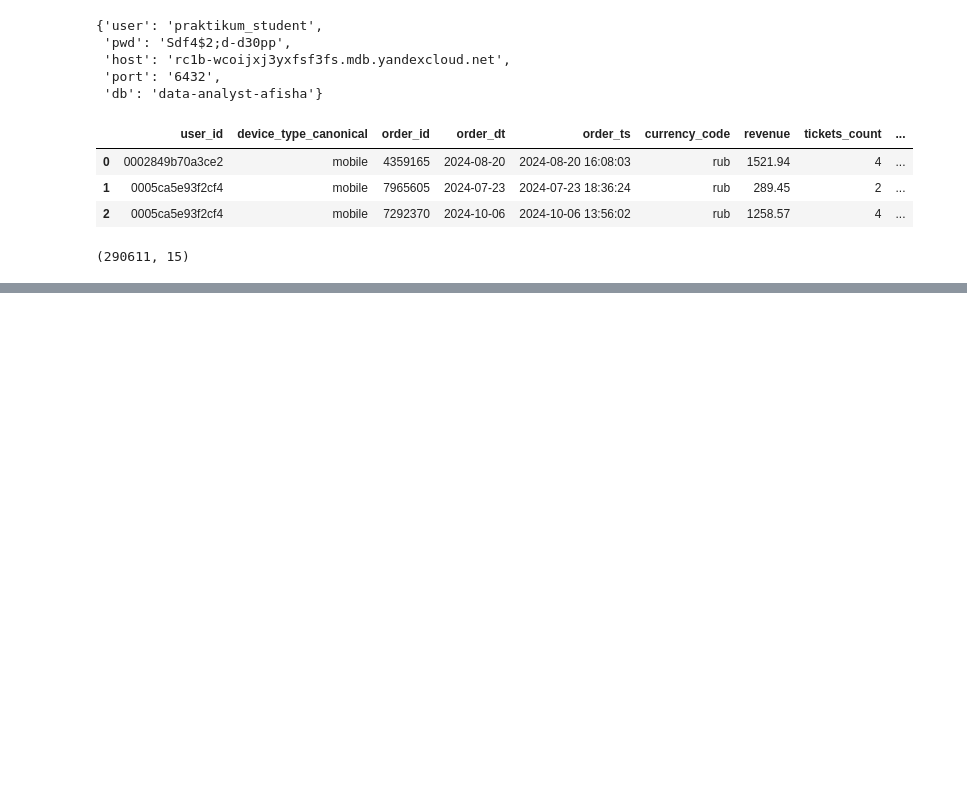
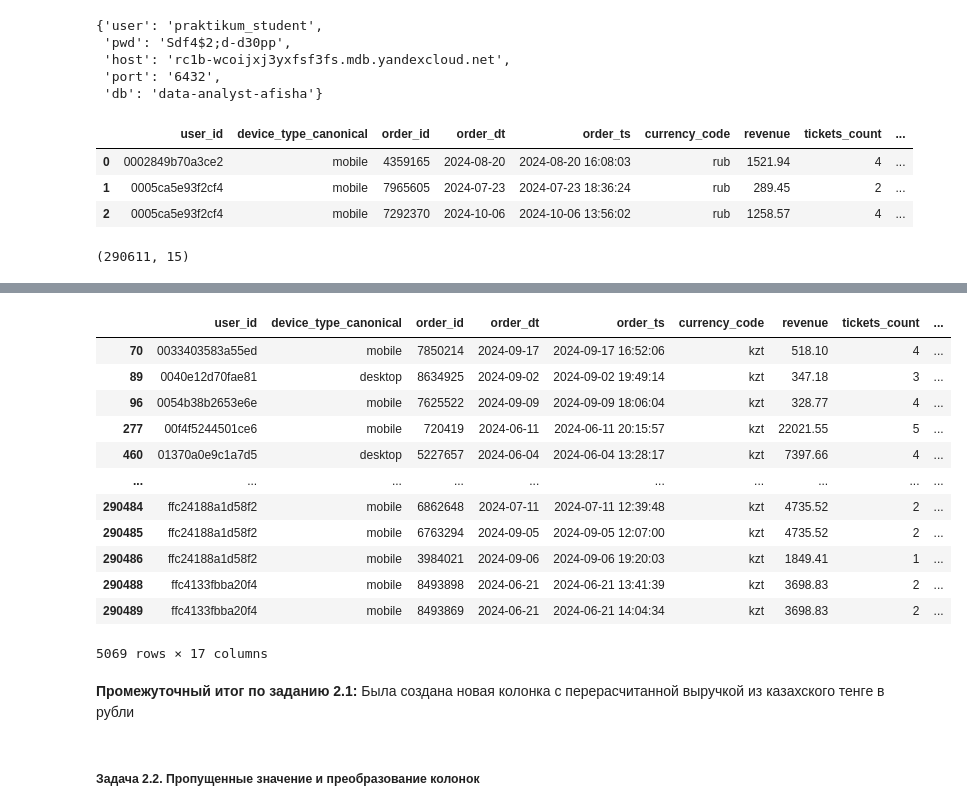
Before and after one commit to denisenkovv/homework, a Jupyter notebook: homework.ipynb, the cells around one changed output, grey strips where cells are left out. Drawn from its saved outputs; the diff is of its cells as text; code cells hidden in the pictures; blank space fills up the shorter version.

```diff
--- a/homework.ipynb
+++ b/homework.ipynb
@@ -144,0 +178,3 @@ df.shape
+# %%
+#Подгружаю датасет с информацией о курсе валют в переменную
+df_kzt = pd.read_csv('final_tickets_tenge_df.csv')
@@ -144,0 +206,3 @@ df.shape
+# %%
+#Преобразовываю тип data, чтобы правильно соединить таблицы
+df_kzt['data'] = pd.to_datetime(df_kzt['data'])
@@ -144,0 +224,3 @@ df.shape
+# %%
+#Соединяю таблицы
+df = df.merge(df_kzt[['data', 'curs']], left_on='order_dt', right_on='data', how='left').drop('data', axis=1)
@@ -144,0 +237,25 @@ df.shape
+# %%
+#Теперь делаем перерасчет выручки только для тех колонок, где валюта казахский тенге
+df['revenue_rub'] = df['revenue'].where(df['currency_code'] == 'rub', df['revenue'] * df['curs'] / 100)
+# %%
+#Проверяю результат
+df[df['currency_code'] == 'kzt']
+# %% [output]
+|  | user_id | device_type_canonical | order_id | order_dt | order_ts | currency_code | revenue | tickets_count | ... |
+| 70 | 0033403583a55ed | mobile | 7850214 | 2024-09-17 | 2024-09-17 16:52:06 | kzt | 518.10 | 4 | ... |
+| 89 | 0040e12d70fae81 | desktop | 8634925 | 2024-09-02 | 2024-09-02 19:49:14 | kzt | 347.18 | 3 | ... |
+| 96 | 0054b38b2653e6e | mobile | 7625522 | 2024-09-09 | 2024-09-09 18:06:04 | kzt | 328.77 | 4 | ... |
+| 277 | 00f4f5244501ce6 | mobile | 720419 | 2024-06-11 | 2024-06-11 20:15:57 | kzt | 22021.55 | 5 | ... |
+| 460 | 01370a0e9c1a7d5 | desktop | 5227657 | 2024-06-04 | 2024-06-04 13:28:17 | kzt | 7397.66 | 4 | ... |
+| ... | ... | ... | ... | ... | ... | ... | ... | ... | ... |
+| 290484 | ffc24188a1d58f2 | mobile | 6862648 | 2024-07-11 | 2024-07-11 12:39:48 | kzt | 4735.52 | 2 | ... |
+| 290485 | ffc24188a1d58f2 | mobile | 6763294 | 2024-09-05 | 2024-09-05 12:07:00 | kzt | 4735.52 | 2 | ... |
+| 290486 | ffc24188a1d58f2 | mobile | 3984021 | 2024-09-06 | 2024-09-06 19:20:03 | kzt | 1849.41 | 1 | ... |
+| 290488 | ffc4133fbba20f4 | mobile | 8493898 | 2024-06-21 | 2024-06-21 13:41:39 | kzt | 3698.83 | 2 | ... |
+| 290489 | ffc4133fbba20f4 | mobile | 8493869 | 2024-06-21 | 2024-06-21 14:04:34 | kzt | 3698.83 | 2 | ... |
+5069 rows × 17 columns
+# %% [markdown]
+**Промежуточный итог по заданию 2.1:**
+Была создана новая колонка c перерасчитанной выручкой из казахского тенге в рубли
+# %% [markdown]
+##### Задача 2.2. Пропущенные значение и преобразование колонок
```
Also changed, not shown: parts of 20 cells of this notebook.
